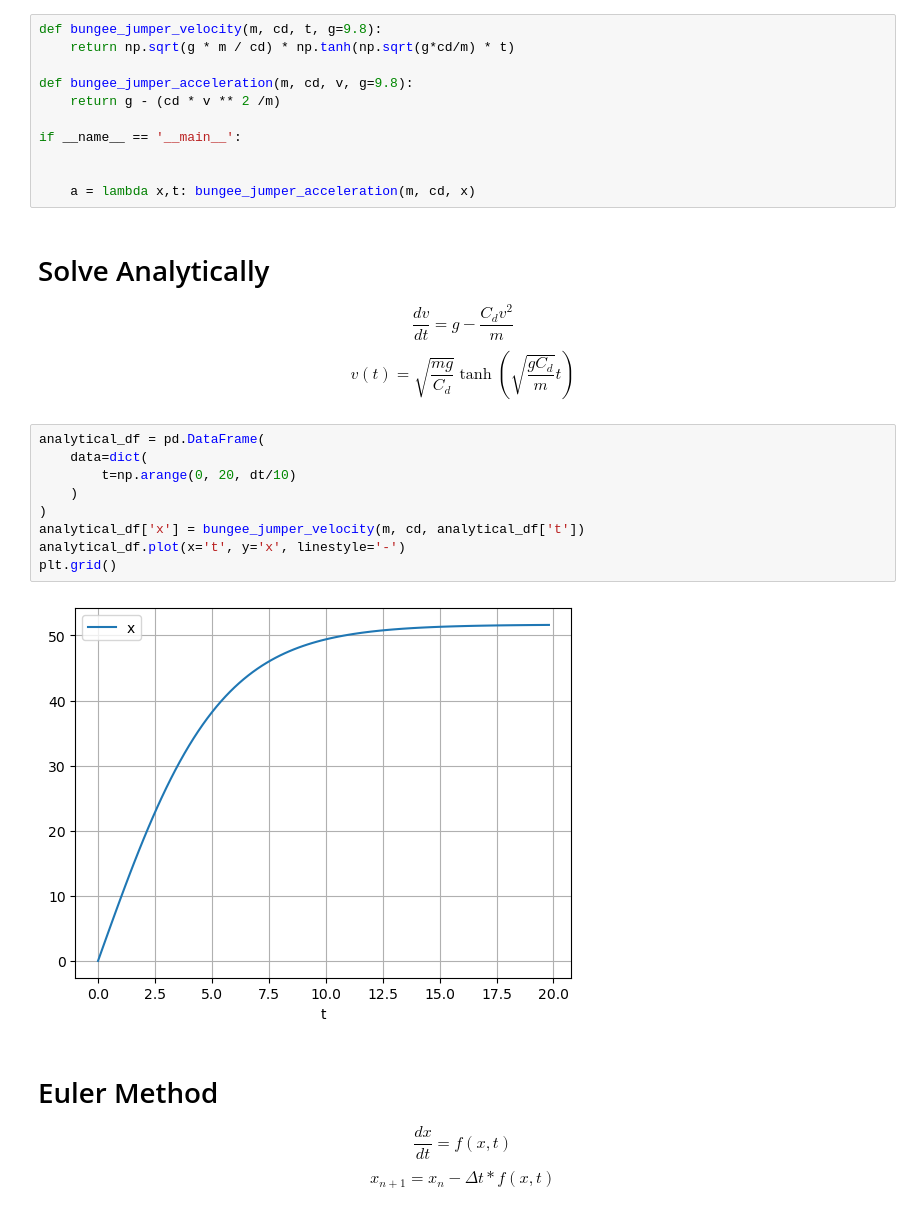
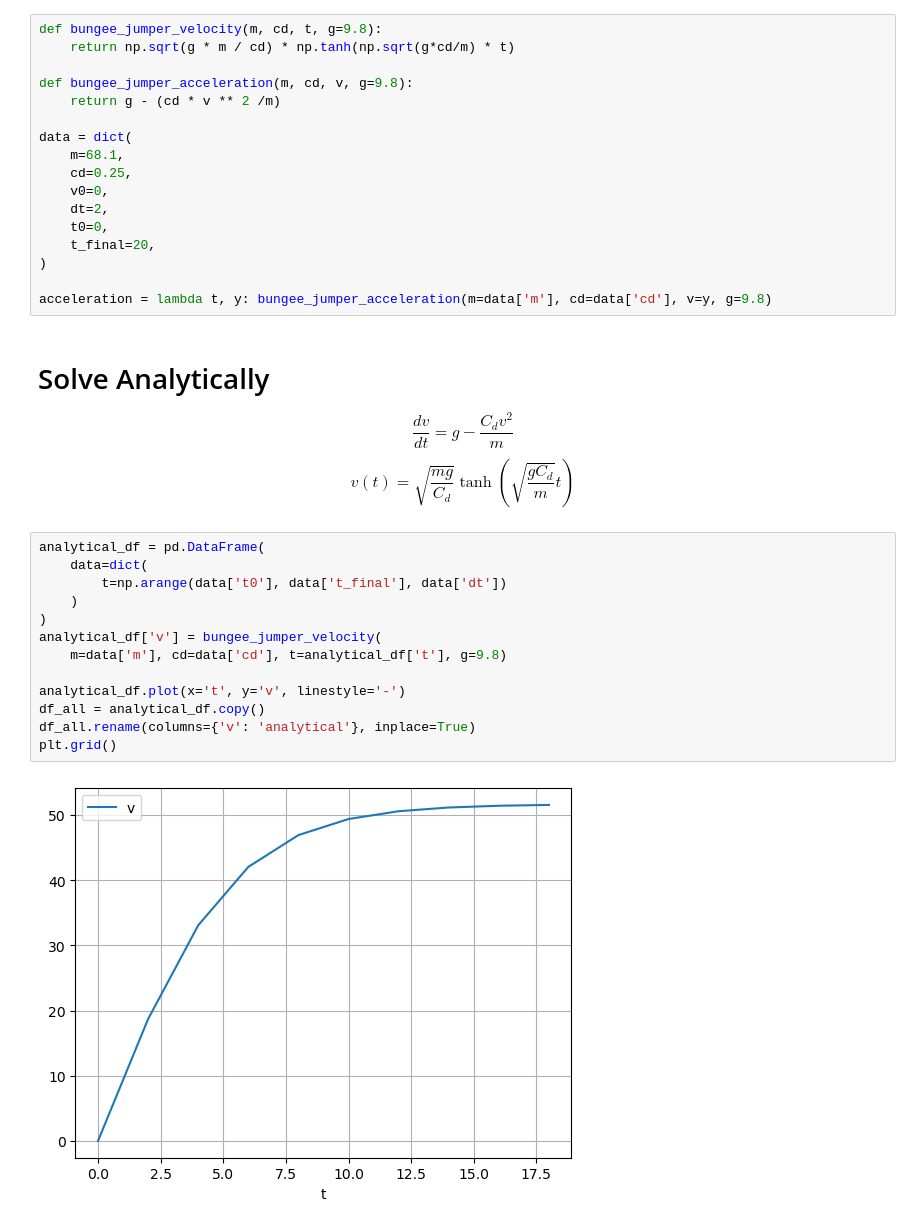
Before and after one commit to hasan-alj88/NumericalMethods, a Jupyter notebook: Examples/ODE.ipynb, the cells around one changed output. Cells and saved outputs as stored; diff of their text form.

```diff
--- a/Examples/ODE.ipynb
+++ b/Examples/ODE.ipynb
@@ -15,10 +11,16 @@ def bungee_jumper_velocity(m, cd, t, g=9.8):
 def bungee_jumper_acceleration(m, cd, v, g=9.8):
     return g - (cd * v ** 2 /m)
 
-if __name__ == '__main__':
+data = dict(
+    m=68.1,
+    cd=0.25,
+    v0=0,
+    dt=2,
+    t0=0,
+    t_final=20,
+)
 
-
-    a = lambda x,t: bungee_jumper_acceleration(m, cd, x)
+acceleration = lambda t, y: bungee_jumper_acceleration(m=data['m'], cd=data['cd'], v=y, g=9.8)
 # %% [markdown]
 # Solve Analytically
 
@@ -27,15 +29,15 @@ $$ v(t) = \sqrt{\frac{m g}{C_d}} \tanh{(\sqrt{\frac{g C_d}{m}} t)}  $$
 # %%
 analytical_df = pd.DataFrame(
     data=dict(
-        t=np.arange(0, 20, dt/10)
+        t=np.arange(data['t0'], data['t_final'], data['dt'])
     )
 )
-analytical_df['x'] = bungee_jumper_velocity(m, cd, analytical_df['t'])
-analytical_df.plot(x='t', y='x', linestyle='-')
+analytical_df['v'] = bungee_jumper_velocity(
+    m=data['m'], cd=data['cd'], t=analytical_df['t'], g=9.8)
+
+analytical_df.plot(x='t', y='v', linestyle='-')
+df_all = analytical_df.copy()
+df_all.rename(columns={'v': 'analytical'}, inplace=True)
 plt.grid()
 # %% [output]
-[figure, old version]
+[figure, new version]
-# %% [markdown]
-# Euler Method
-$$ \frac{dx}{dt} = f(x,t) $$
-$$ x_{n+1} = x_{n} - \Delta t * f(x,t) $$
```
Also changed, not shown: parts of 23 cells of this notebook, 2 other files.
